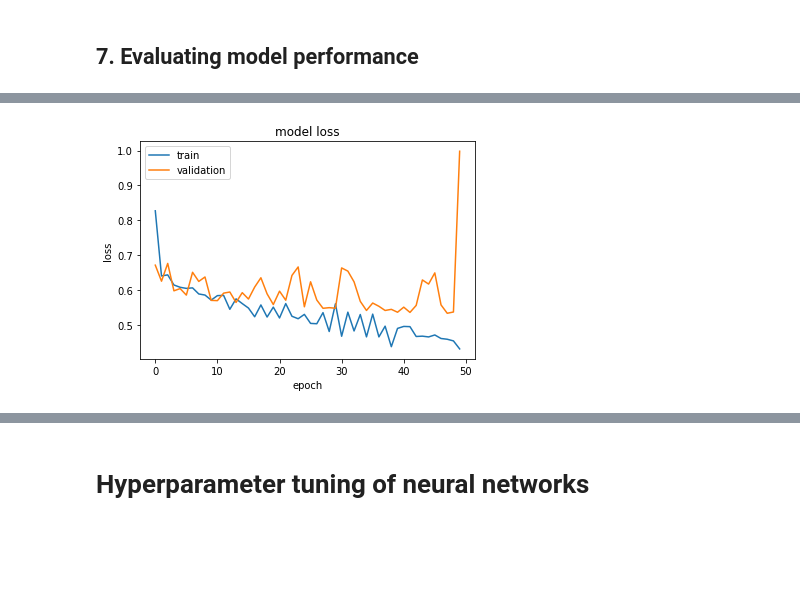
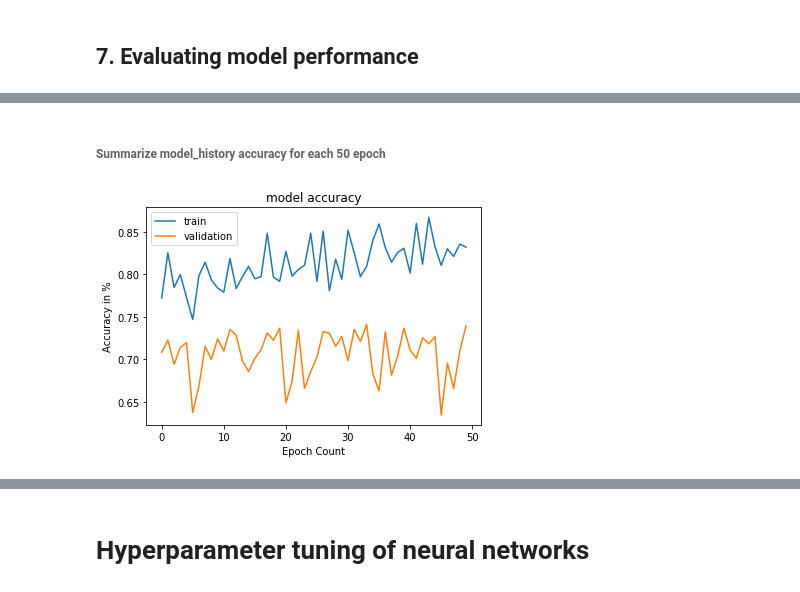
Before and after one commit to MvMukesh/EmergencyVehicle_Classification-NN, a Jupyter notebook: Neural network and hyperparameter tuning in keras/Neural_Networks_using_Keras.ipynb, the cells around one changed output, grey strips where cells are left out. Saved outputs shown, nothing was run; the diff lists cells and outputs as text; code cells hidden in the pictures; blank space fills up the shorter version.

```diff
--- a/Neural network and hyperparameter tuning in keras/Neural_Networks_using_Keras.ipynb
+++ b/Neural network and hyperparameter tuning in keras/Neural_Networks_using_Keras.ipynb
@@ -221,11 +234,12 @@ Accuracy on validation set: 0.5835694050991501 %
+# %% [markdown]
+###### Summarize model_history accuracy for each 50 epoch
 # %%
-# summarize history for loss
-plt.plot(model_history.history['loss'])
-plt.plot(model_history.history['val_loss'])
-plt.title('model loss')
-plt.ylabel('loss')
-plt.xlabel('epoch')
+plt.plot(model_history.history['accuracy'])
+plt.plot(model_history.history['val_accuracy'])
+plt.title('model accuracy')
+plt.ylabel('Accuracy in %')
+plt.xlabel('Epoch Count')
 plt.legend(['train', 'validation'], loc='upper left')
 plt.show()
 # %% [output]
-[figure, old version]
+[figure, new version]
```
Also changed, not shown: parts of 139 cells of this notebook.
